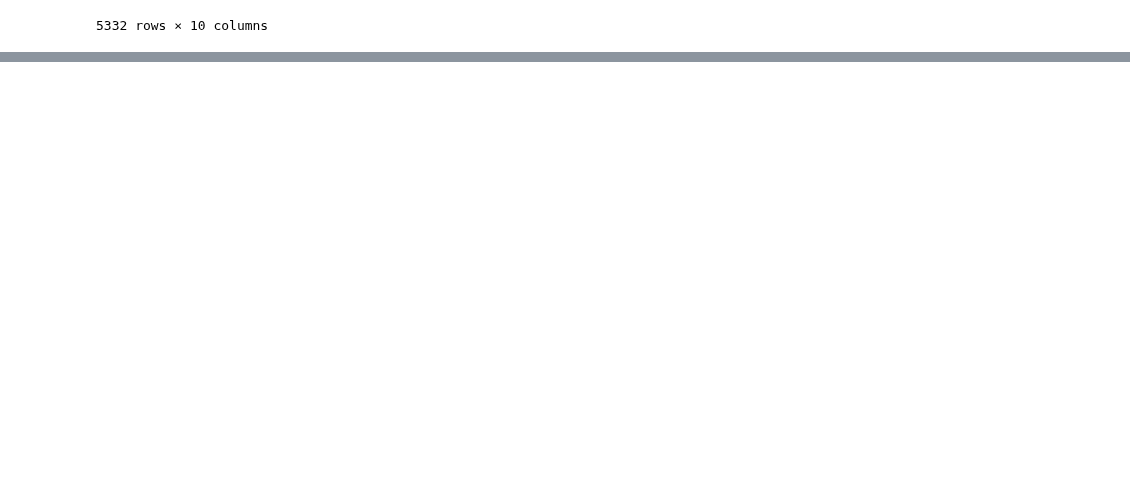
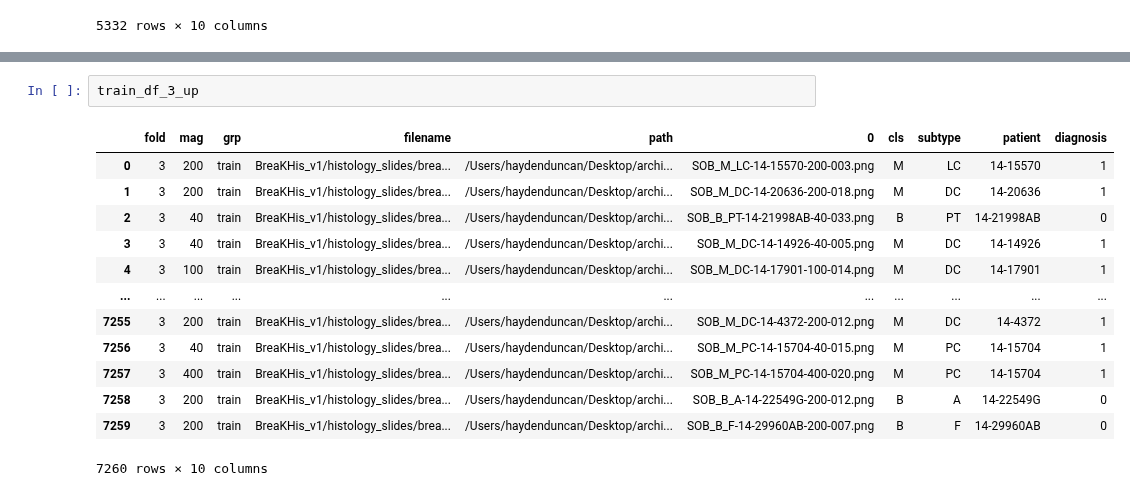
Before and after one commit to gusrutl/BMME575, a Jupyter notebook: notebooks/preprocessing.ipynb, the cells around one changed output, grey strips where cells are left out. Drawn from its saved outputs; the diff is of its cells as text; blank space fills up the shorter version.

```diff
--- a/notebooks/preprocessing.ipynb
+++ b/notebooks/preprocessing.ipynb
@@ -112,0 +117,16 @@ plt.show()
+# %%
+train_df_3_up
+# %% [output]
+|  | fold | mag | grp | filename | path | 0 | cls | subtype | patient | diagnosis |
+| 0 | 3 | 200 | train | BreaKHis_v1/histology_slides/brea... | /Users/haydenduncan/Desktop/archi... | SOB_M_LC-14-15570-200-003.png | M | LC | 14-15570 | 1 |
+| 1 | 3 | 200 | train | BreaKHis_v1/histology_slides/brea... | /Users/haydenduncan/Desktop/archi... | SOB_M_DC-14-20636-200-018.png | M | DC | 14-20636 | 1 |
+| 2 | 3 | 40 | train | BreaKHis_v1/histology_slides/brea... | /Users/haydenduncan/Desktop/archi... | SOB_B_PT-14-21998AB-40-033.png | B | PT | 14-21998AB | 0 |
+| 3 | 3 | 40 | train | BreaKHis_v1/histology_slides/brea... | /Users/haydenduncan/Desktop/archi... | SOB_M_DC-14-14926-40-005.png | M | DC | 14-14926 | 1 |
+| 4 | 3 | 100 | train | BreaKHis_v1/histology_slides/brea... | /Users/haydenduncan/Desktop/archi... | SOB_M_DC-14-17901-100-014.png | M | DC | 14-17901 | 1 |
+| ... | ... | ... | ... | ... | ... | ... | ... | ... | ... | ... |
+| 7255 | 3 | 200 | train | BreaKHis_v1/histology_slides/brea... | /Users/haydenduncan/Desktop/archi... | SOB_M_DC-14-4372-200-012.png | M | DC | 14-4372 | 1 |
+| 7256 | 3 | 40 | train | BreaKHis_v1/histology_slides/brea... | /Users/haydenduncan/Desktop/archi... | SOB_M_PC-14-15704-40-015.png | M | PC | 14-15704 | 1 |
+| 7257 | 3 | 400 | train | BreaKHis_v1/histology_slides/brea... | /Users/haydenduncan/Desktop/archi... | SOB_M_PC-14-15704-400-020.png | M | PC | 14-15704 | 1 |
+| 7258 | 3 | 200 | train | BreaKHis_v1/histology_slides/brea... | /Users/haydenduncan/Desktop/archi... | SOB_B_A-14-22549G-200-012.png | B | A | 14-22549G | 0 |
+| 7259 | 3 | 200 | train | BreaKHis_v1/histology_slides/brea... | /Users/haydenduncan/Desktop/archi... | SOB_B_F-14-29960AB-200-007.png | B | F | 14-29960AB | 0 |
+7260 rows × 10 columns
```
Also changed, not shown: parts of 4 cells of this notebook.
